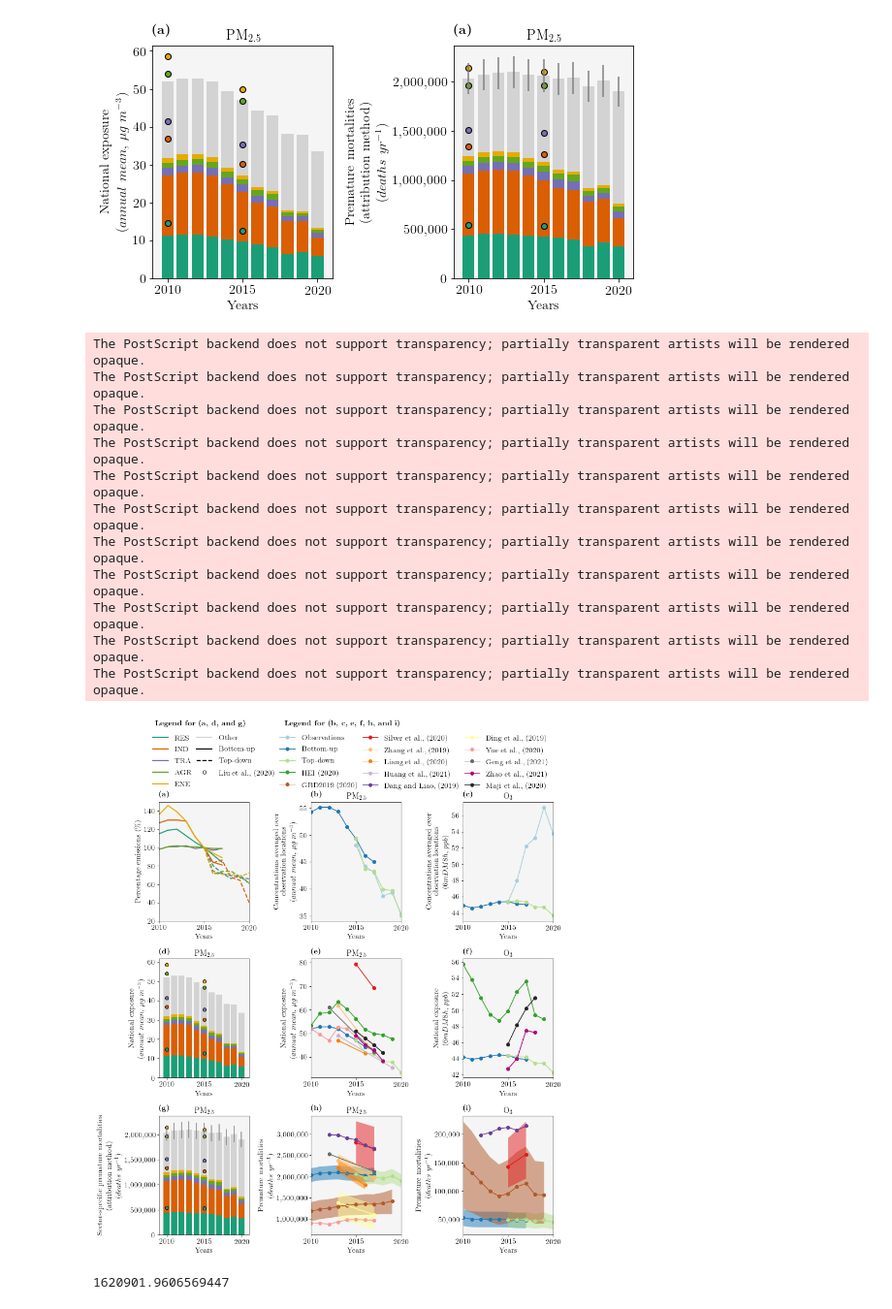
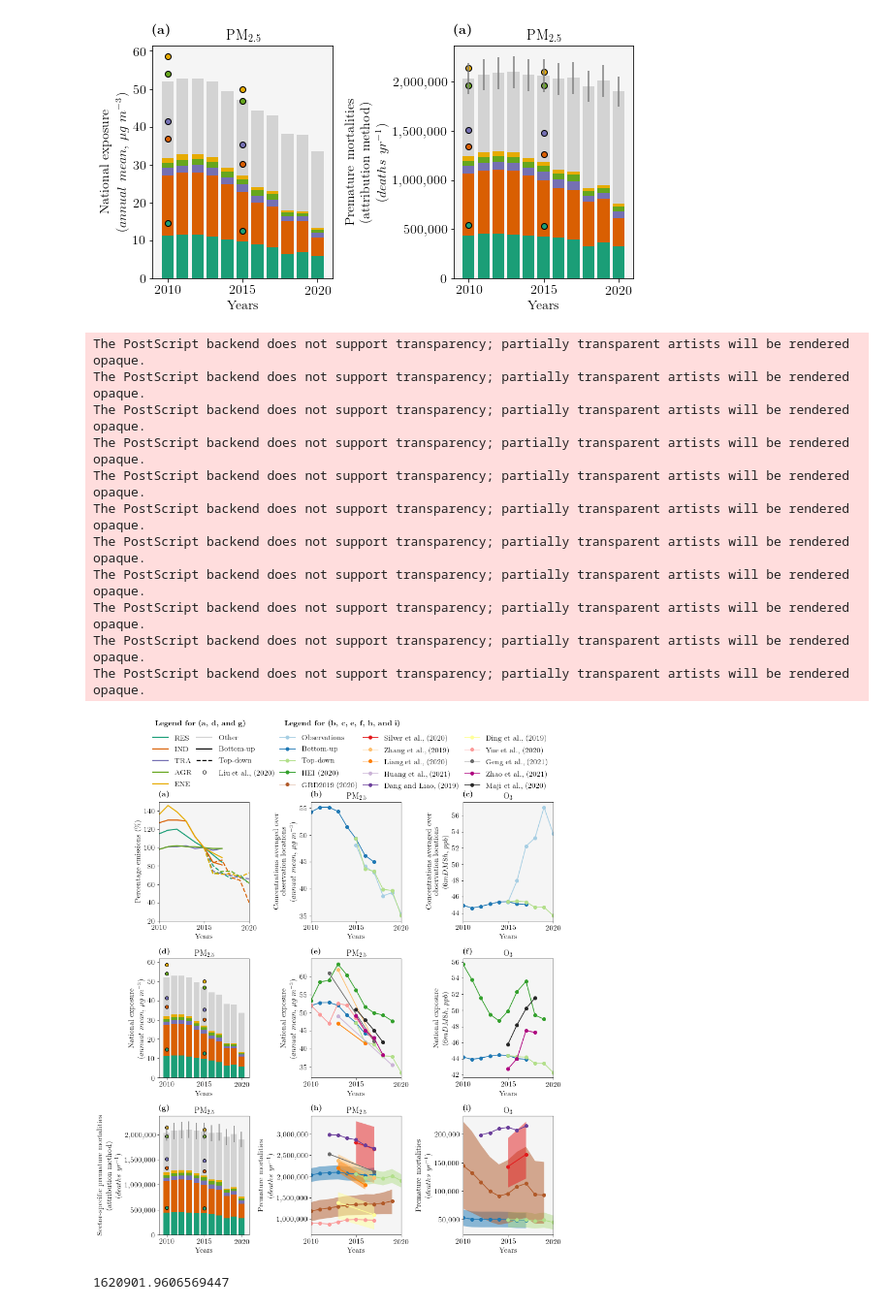
Before and after one commit to lukeconibear/emulator_annual, a Jupyter notebook: find_emissions_that_caused_air_quality_change.ipynb, the cells around one changed output. Shown at 97% size. Cells and saved outputs as stored; diff of their text form; code cells hidden in the pictures.

Commit message:
draft 4 for the trend paper

```diff
--- a/find_emissions_that_caused_air_quality_change.ipynb
+++ b/find_emissions_that_caused_air_quality_change.ipynb
@@ -3223,7 +3267,7 @@ plt.scatter(2015, 12.6+17.5+5.2+11.6+3.0, color=sector_colors['ENE'], marker='o'
 
 make_plot(4, 'e', bottom_up, top_down, ['China'], 'PM2_5_DRY', 'exposure', 'National exposure\n($annual$ $mean,$ ${\mu}g$ $m^{-3}$)', 'PM$_{2.5}$')
 plt.plot(years, state_of_global_air_pm25, color=paper_colors['HEI (2020)'], marker='o', label='HEI (2020)')
-plt.plot([2015, 2017], [79.2, 69.1], color=paper_colors['Silver et al., (2020)'], marker='o', label='Silver et al., (2020)')
+#plt.plot([2015, 2017], [79.2, 69.1], color=paper_colors['Silver et al., (2020)'], marker='o', label='Silver et al., (2020)')
 plt.plot([2013, 2017], [61.8, 42.1], color=paper_colors['Zhang et al., (2019)'], marker='o', label='Zhang et al., (2019)')
 plt.plot([2013, 2016], [47.0, 41.5], color=paper_colors['Liang et al., (2020)'], marker='o', label='Liang et al., (2020)')
 plt.plot([2013, 2019], [49.02, 35.55], color=paper_colors['Huang et al., (2021)'], marker='o', label='Huang et al., (2021)')
@@ -3290,34 +3334,34 @@ leg_6 = matplotlib.lines.Line2D([], [], color='black', linewidth=2.0, label='Bot
 leg_7 = matplotlib.lines.Line2D([], [], color='black', linewidth=2.0, label='Top-down', linestyle='dashed')
 leg_8 = matplotlib.lines.Line2D([], [], color='white', linewidth=0.0, label='Liu et al., (2020)', marker='o', markeredgecolor='black')
 leg_9 = matplotlib.lines.Line2D([], [], color='white', linewidth=2.0, label='', marker='')
 #leg_10 = matplotlib.lines.Line2D([], [], color=paper_colors['Yue et al., (2020)'], label='Yue et al., (2020)', marker='o')
 bb = (fig.subplotpars.left, fig.subplotpars.top + 0.13,
       fig.subplotpars.right - fig.subplotpars.left + 0.065, 0.1)
 plt.legend(
     fontsize=14, loc='upper center', bbox_to_anchor=bb, ncol=5, frameon=False, fancybox=True,
     handles=[leg_1, leg_2, leg_3, leg_4, leg_5, leg_5a, leg_6, leg_7, leg_8, leg_9] + paper_legends,# + [leg_10],
     mode='expand', borderaxespad=0.,
     bbox_transform=fig.transFigure
 )
 plt.annotate(r'\textbf{Legend for (a, d, and g)}', xy=(-3.42, 4.285), xycoords='axes fraction', fontsize=14)
 plt.annotate(r'\textbf{Legend for (b, c, e, f, h, and i)}', xy=(-1.98, 4.285), xycoords='axes fraction', fontsize=14)
 
 plt.savefig(f'/nfs/b0122/Users/earlacoa/png/paper_aia_emulator_annual/complete_comparison_plot.png', dpi=700, alpha=True, bbox_inches='tight')
 plt.savefig(f'/nfs/b0122/Users/earlacoa/png/paper_aia_emulator_annual/complete_comparison_plot.eps', format='eps', dpi=700, alpha=True, bbox_inches='tight')
 plt.show()
 # %% [output]
 The PostScript backend does not support transparency; partially transparent artists will be rendered opaque.
 The PostScript backend does not support transparency; partially transparent artists will be rendered opaque.
 The PostScript backend does not support transparency; partially transparent artists will be rendered opaque.
 The PostScript backend does not support transparency; partially transparent artists will be rendered opaque.
 The PostScript backend does not support transparency; partially transparent artists will be rendered opaque.
 The PostScript backend does not support transparency; partially transparent artists will be rendered opaque.
 The PostScript backend does not support transparency; partially transparent artists will be rendered opaque.
 The PostScript backend does not support transparency; partially transparent artists will be rendered opaque.
 The PostScript backend does not support transparency; partially transparent artists will be rendered opaque.
 The PostScript backend does not support transparency; partially transparent artists will be rendered opaque.
 The PostScript backend does not support transparency; partially transparent artists will be rendered opaque.
-[figure, old version]
+[figure, new version]
 # %%
 # 2020 hia with 2012 pop/age/bm
 files_2012 = glob.glob('/nfs/b0122/Users/earlacoa/paper_aia_china/emulator_annual/health_impact_assessments/PM2_5_DRY_adjusted_scaled/*country*RES1.200_IND1.300_TRA1.010_AGR1.020_ENE1.390*')
```
Also changed, not shown: parts of 6 cells of this notebook.
